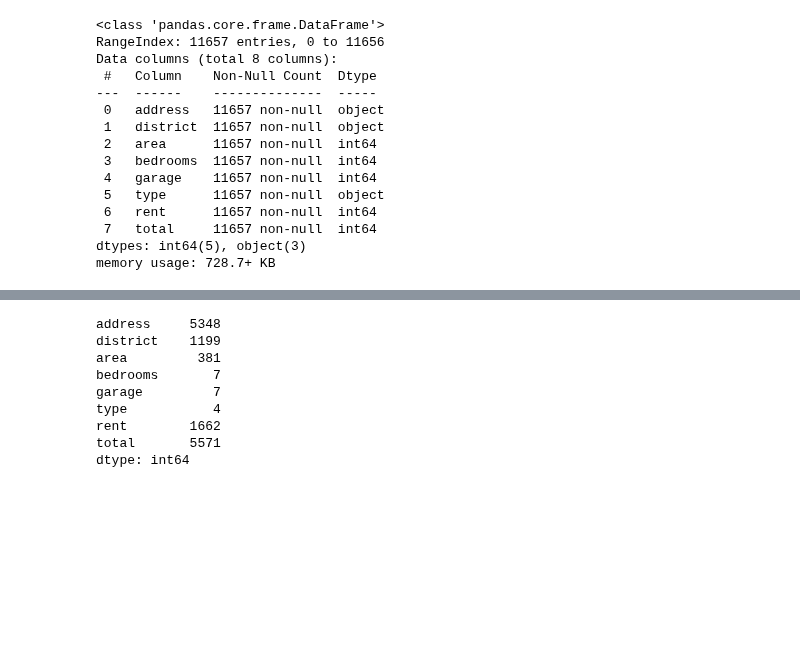
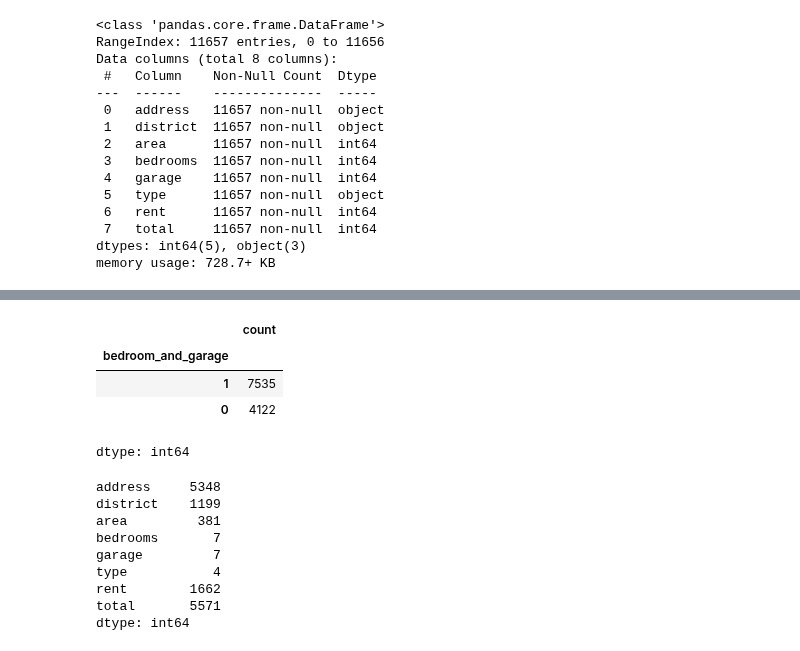
Before and after one commit to viktoruebelhart/studies, a Jupyter notebook: Intro_ML.ipynb, the cells around one changed output, grey strips where cells are left out. Saved outputs shown, nothing was run; the diff lists cells and outputs as text; code cells hidden in the pictures; blank space fills up the shorter version.

```diff
--- a/Intro_ML.ipynb
+++ b/Intro_ML.ipynb
@@ -46,0 +65,2 @@ memory usage: 728.7+ KB
+# %%
+houses_final = houses.drop(columns=['address', 'district'])
@@ -46,0 +76,3 @@ memory usage: 728.7+ KB
+# %%
+houses_final['bedroom_and_garage'] = np.where((houses_final['bedrooms']>0 ) & (houses_final['garage']>0), 1, 0)
+houses_final.head()
@@ -47,3 +86,11 @@ memory usage: 728.7+ KB
+# %%
+houses_final['bedroom_and_garage'].value_counts()
+# %% [output]
+|  | count |
+| bedroom_and_garage |  |
+| 1 | 7535 |
+| 0 | 4122 |
+dtype: int64
 # %%
 houses.nunique()
 # %% [output]
```
Also changed, not shown: parts of 4 cells of this notebook.
